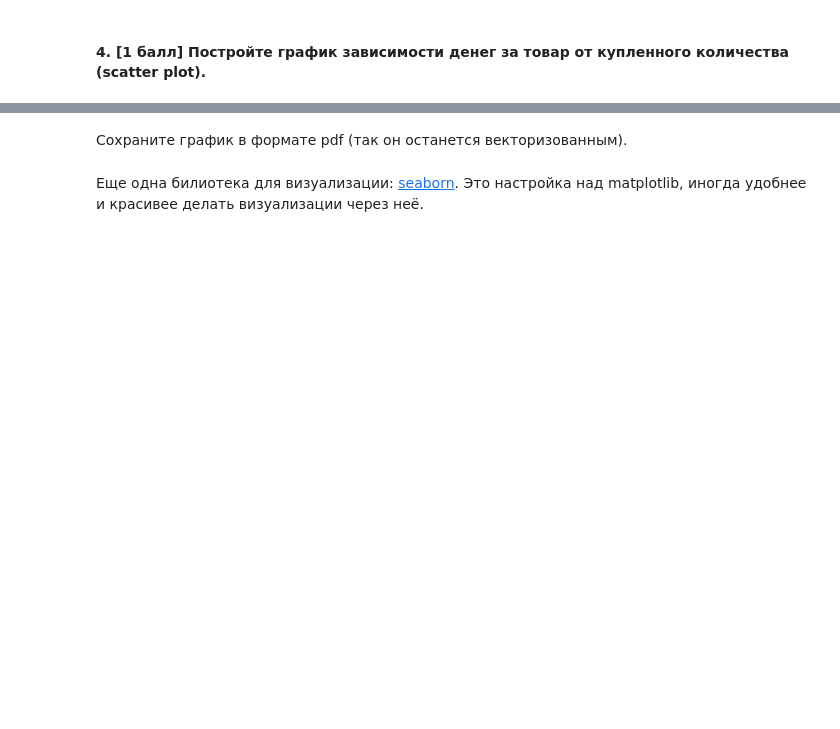
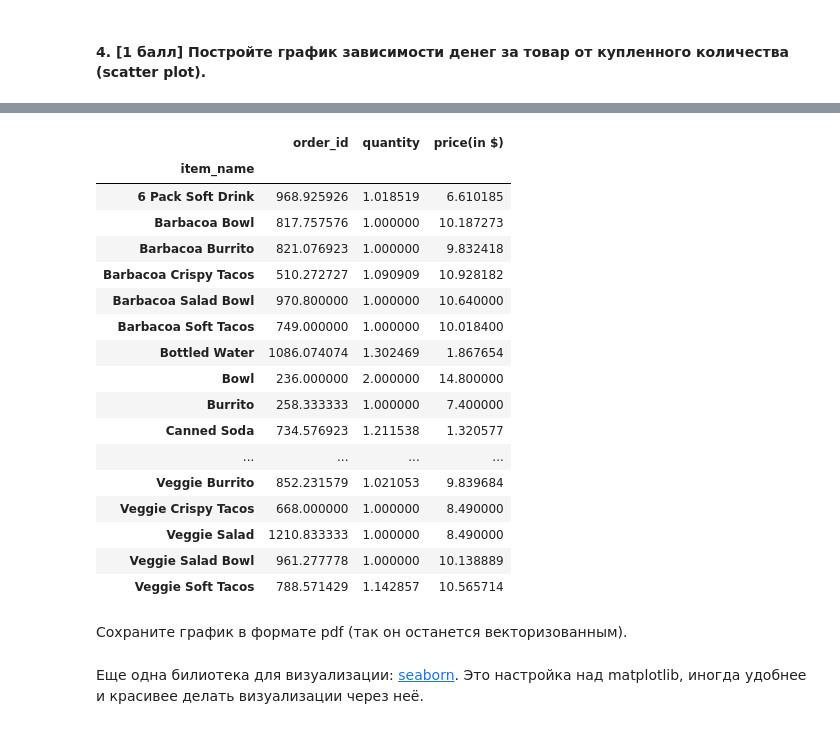
Before and after one commit to hse-mlearn/ha-01-Nikolaykuznetsovv, a Jupyter notebook: homework-practice-01.ipynb, the cells around one changed output, grey strips where cells are left out. Cells and saved outputs as stored; diff of their text form; code cells hidden in the pictures; blank space fills up the shorter version.

```diff
--- a/homework-practice-01.ipynb
+++ b/homework-practice-01.ipynb
@@ -371,3 +401,24 @@ plt.show()
+# %%
+df_groupped_in_itemname
+# %% [output]
+|  | order_id | quantity | price(in $) |
+| item_name |  |  |  |
+| 6 Pack Soft Drink | 968.925926 | 1.018519 | 6.610185 |
+| Barbacoa Bowl | 817.757576 | 1.000000 | 10.187273 |
+| Barbacoa Burrito | 821.076923 | 1.000000 | 9.832418 |
+| Barbacoa Crispy Tacos | 510.272727 | 1.090909 | 10.928182 |
+| Barbacoa Salad Bowl | 970.800000 | 1.000000 | 10.640000 |
+| Barbacoa Soft Tacos | 749.000000 | 1.000000 | 10.018400 |
+| Bottled Water | 1086.074074 | 1.302469 | 1.867654 |
+| Bowl | 236.000000 | 2.000000 | 14.800000 |
+| Burrito | 258.333333 | 1.000000 | 7.400000 |
+| Canned Soda | 734.576923 | 1.211538 | 1.320577 |
+| ... | ... | ... | ... |
+| Veggie Burrito | 852.231579 | 1.021053 | 9.839684 |
+| Veggie Crispy Tacos | 668.000000 | 1.000000 | 8.490000 |
+| Veggie Salad | 1210.833333 | 1.000000 | 8.490000 |
+| Veggie Salad Bowl | 961.277778 | 1.000000 | 10.138889 |
+| Veggie Soft Tacos | 788.571429 | 1.142857 | 10.565714 |
 # %% [markdown]
 Сохраните график в формате pdf (так он останется векторизованным).
 # %%
```
Also changed, not shown: parts of 9 cells of this notebook, 1 other file.
